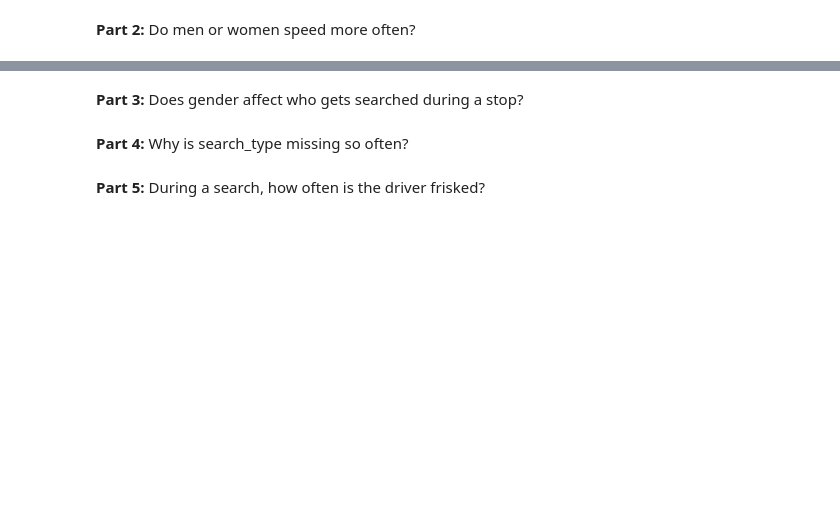
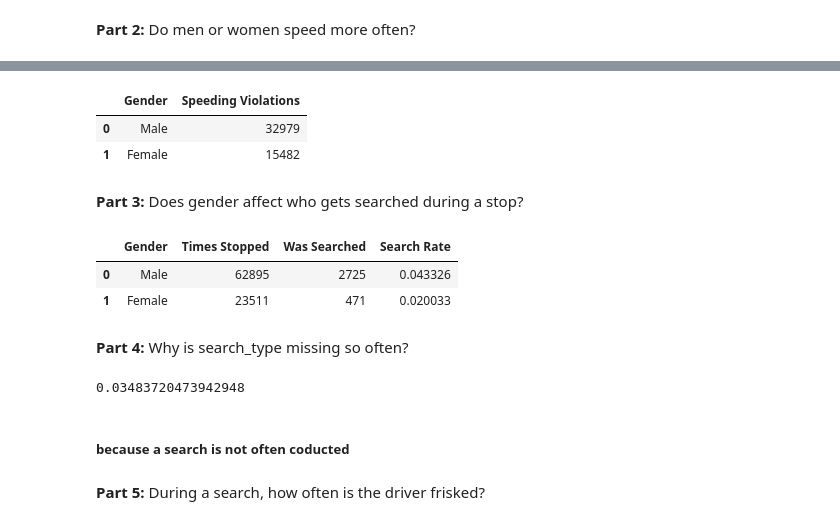
Before and after one commit to cake-dev/Data-Science-Practice, a Jupyter notebook: Jupyter Notebooks/Pandas/homework/Homework problem 1.ipynb, the cells around one changed output, grey strips where cells are left out. Cells and saved outputs as stored; diff of their text form; code cells hidden in the pictures; blank space fills up the shorter version.

```diff
--- a/Jupyter Notebooks/Pandas/homework/Homework problem 1.ipynb
+++ b/Jupyter Notebooks/Pandas/homework/Homework problem 1.ipynb
@@ -38,6 +46,40 @@ IsSpeeding.head()
+# %%
+men_speeding_count = len(speeding_violations[speeding_violations["driver_gender"] == 'M'])
+women_speeding_count = len(speeding_violations[speeding_violations["driver_gender"] == 'F'])
+
+speeding_df = pd.DataFrame({
+    'Gender': ['Male', 'Female'],
+    'Speeding Violations': [men_speeding_count, women_speeding_count]
+})
+speeding_df
+# %% [output]
+|  | Gender | Speeding Violations |
+| 0 | Male | 32979 |
+| 1 | Female | 15482 |
 # %% [markdown]
 **Part 3:** Does gender affect who gets searched during a stop?
+# %%
+men_searched_count = len(ri[(ri["driver_gender"] == 'M') & (ri["search_conducted"] == True)])
+women_searched_count = len(ri[(ri["driver_gender"] == 'F') & (ri["search_conducted"] == True)])
+
+searched_df = pd.DataFrame({
+    'Gender': ['Male', 'Female'],
+    'Times Stopped': [len(ri[ri['driver_gender'] == 'M']),len(ri[ri['driver_gender'] == 'F'])],
+    'Was Searched': [men_searched_count, women_searched_count]
+})
+searched_df["Search Rate"] = searched_df["Was Searched"] / searched_df["Times Stopped"]
+searched_df
+# %% [output]
+|  | Gender | Times Stopped | Was Searched | Search Rate |
+| 0 | Male | 62895 | 2725 | 0.043326 |
+| 1 | Female | 23511 | 471 | 0.020033 |
 # %% [markdown]
 **Part 4:** Why is search_type missing so often?
+# %%
+ri.search_conducted.mean()
+# %% [output]
+0.03483720473942948
+# %% [markdown]
+##### because a search is not often coducted
 # %% [markdown]
 **Part 5:** During a search, how often is the driver frisked?
```
Also changed, not shown: parts of 9 cells of this notebook, 4 other files.
